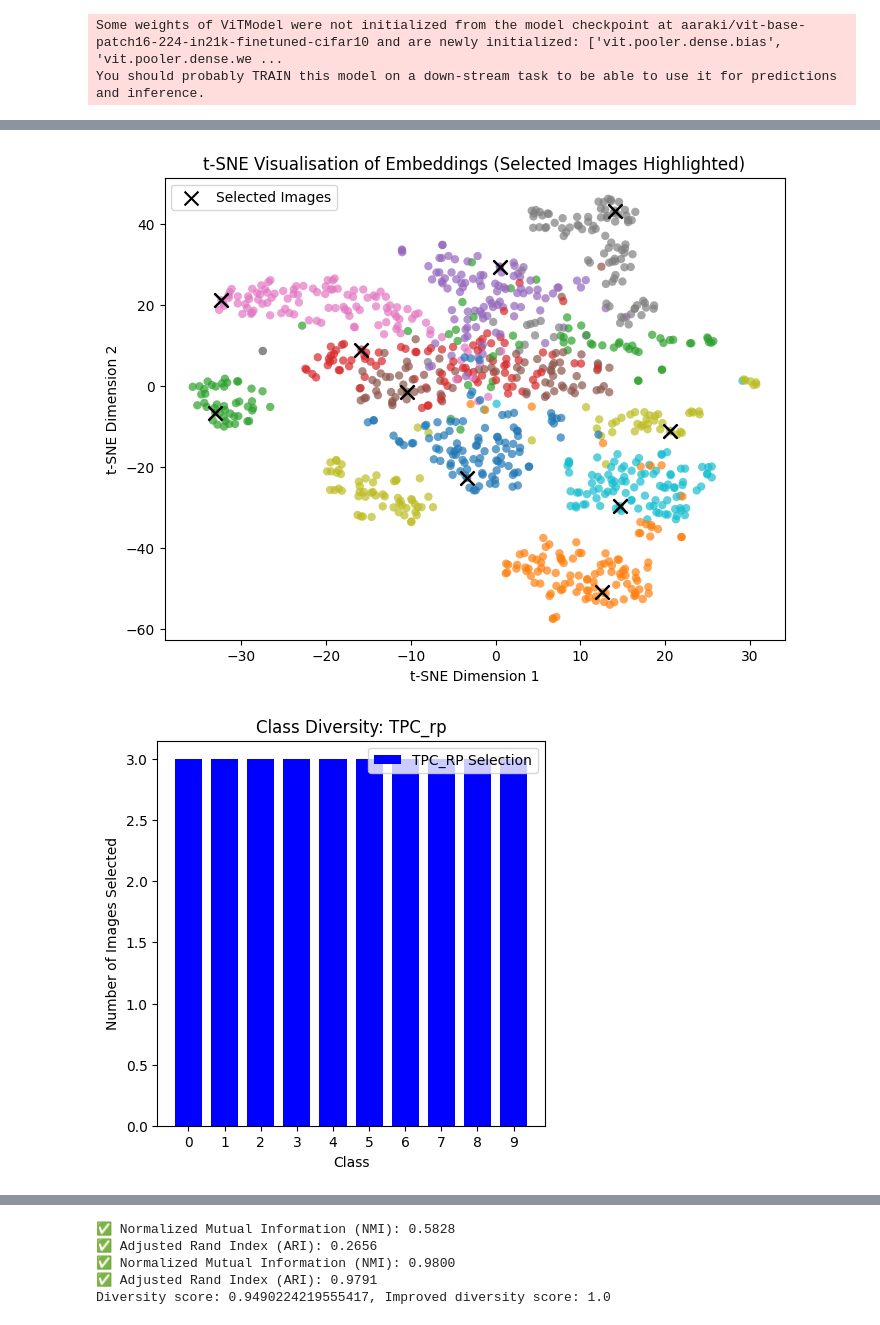
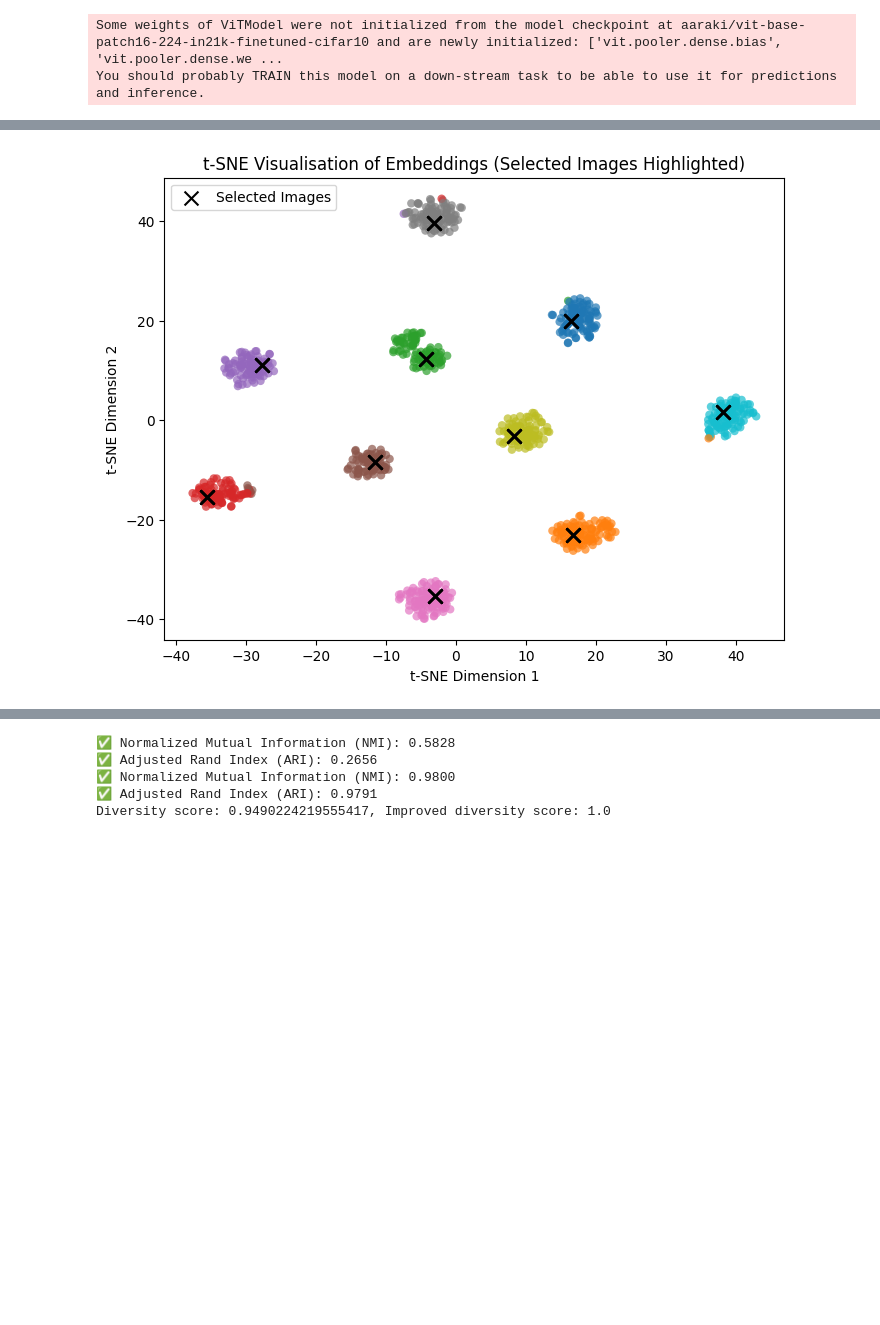
Before and after one commit to felixanderton/ML-CW-2, a Jupyter notebook: pretrained-main.ipynb, the cells around one changed output, grey strips where cells are left out. Drawn from its saved outputs; the diff is of its cells as text; code cells hidden in the pictures; blank space fills up the shorter version.

```diff
--- a/pretrained-main.ipynb
+++ b/pretrained-main.ipynb
@@ -322,9 +310,7 @@ plot_class_diversity(labels, selected_indices)
 [figure]
 [figure]
 # %%
-improved_features, improved_labels, improved_selected_indices, improved_cluster_labels = typiclust_improved(dataloader_improved, improved_model, 30)
+improved_features, improved_labels, improved_selected_indices, improved_cluster_labels = typiclust_improved(dataloader_improved, improved_model, 100)
 plot_tsne(improved_features, improved_labels, improved_selected_indices)
-plot_class_diversity(dataset_improved, improved_selected_indices)
 # %% [output]
-[figure, old version]
+[figure, new version]
-[figure, removed]
```
Also changed, not shown: parts of 22 cells of this notebook, 2 other files.
